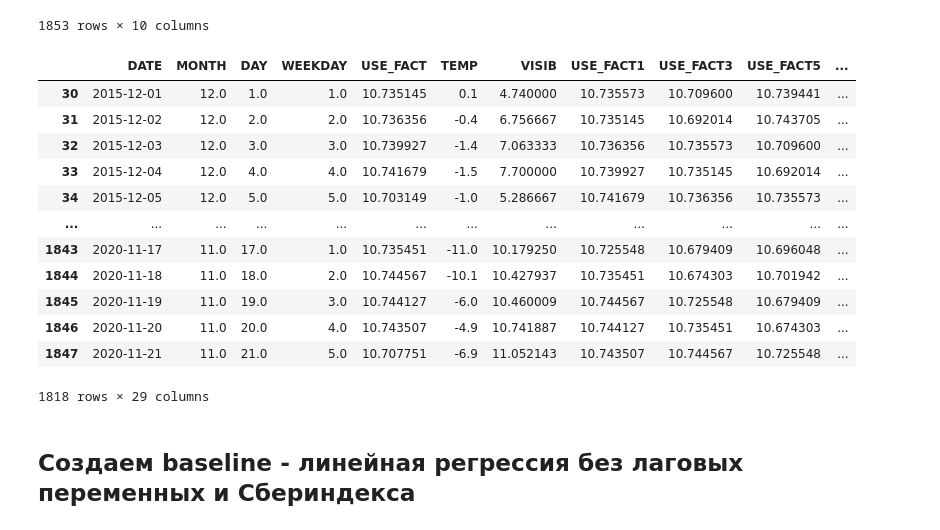
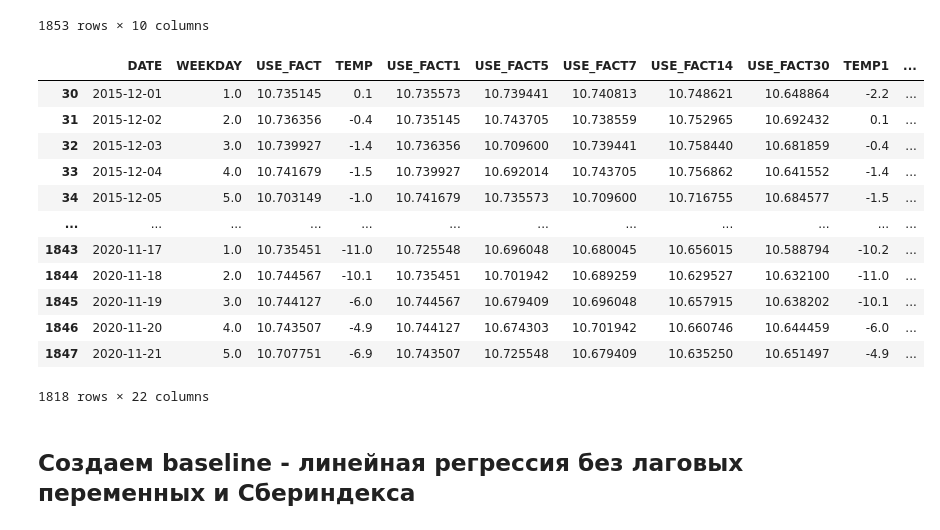
Before and after one commit to andyst75/EnergyForecast, a Jupyter notebook: energo-model.ipynb, the cells around one changed output. Drawn from its saved outputs; the diff is of its cells as text; code cells hidden in the pictures.

```diff
--- a/energo-model.ipynb
+++ b/energo-model.ipynb
@@ -54,7 +59,7 @@ temp.describe()
 Загружаем подготовленные данные по планируемому и фактическому потреблению электроэнергии
 """
 
-gen = pd.read_csv("gen_consum_volga.csv", sep=";")
+gen = pd.read_csv(DATA + 'gen_consum_volga.csv', sep=';')
 gen.describe()
 # %% [output]
 |  | Unnamed: 0 | YEAR | MONTH | DAY | E_USE_FACT | E_USE_PLAN | GEN_FACT | GEN_PLAN |
@@ -71,8 +76,8 @@ gen.describe()
 Загружаем данные по индексу самоизоляции
 """
 
-izol = pd.read_csv("izol_volga_day.csv", sep=";")
-izol_d = {dt.datetime(int(x["YEAR"]), int(x["MONTH"]), int(x["DAY"])):x["INDEX"] for _, x in izol.iterrows()}
+izol = pd.read_csv(DATA + 'izol_volga_day.csv', sep=';')
+izol_d = {dt.datetime(int(x['YEAR']), int(x['MONTH']), int(x['DAY'])):x['INDEX'] for _, x in izol.iterrows()}
 izol.describe()
 # %% [output]
 |  | YEAR | MONTH | DAY | INDEX |
@@ -89,11 +94,11 @@ izol.describe()
 Загружаем данные по индексу потребительских цен (Сбериндекс)
 """
 
-coms = pd.read_csv("sberindex_comsumer.csv", sep=";").groupby("Дата").mean().reset_index()
-coms["DATE"] = pd.to_datetime(coms["Дата"], format="%Y-%m-%d")
-coms["INDEX"] = coms["Значение"]
-coms = coms[["DATE", "INDEX"]]
-coms_d = {x["DATE"]:x["INDEX"] for _, x in coms.iterrows()}
+coms = pd.read_csv(DATA + 'sberindex_comsumer.csv', sep=';').groupby('Дата').mean().reset_index()
+coms['DATE'] = pd.to_datetime(coms['Дата'], format='%Y-%m-%d')
+coms['INDEX'] = coms['Значение']
+coms = coms[['DATE', 'INDEX']]
+coms_d = {x['DATE']:x['INDEX'] for _, x in coms.iterrows()}
 coms.describe()
 # %% [output]
 |  | INDEX |
@@ -110,9 +115,9 @@ coms.describe()
 Загружаем данные по индексу активности малого и среднего бизнеса (Сбериндекс)
 """
 
-msp = pd.read_csv("sberindex_msp_activity.csv", sep=";").groupby("DATE").mean().reset_index()
-msp["DATE"] = pd.to_datetime(msp["DATE"], format="%Y-%m-%d")
-msp_d = {x["DATE"]:x["VALUE"] for _, x in msp.iterrows()}
+msp = pd.read_csv(DATA + 'sberindex_msp_activity.csv', sep=';').groupby('DATE').mean().reset_index()
+msp['DATE'] = pd.to_datetime(msp['DATE'], format='%Y-%m-%d')
+msp_d = {x['DATE']:x['VALUE'] for _, x in msp.iterrows()}
 msp.describe()
 # %% [output]
 |  | VALUE |
@@ -249,56 +250,49 @@ data_train
 data_train3m = pd.DataFrame()
 for r, d in data_train[30:len(data_train) - 5].iterrows():
     data_train3m.loc[r, "DATE"] = d["DATE"]
-    data_train3m.loc[r, "MONTH"] = d["MONTH"]
-    data_train3m.loc[r, "DAY"] = d["DAY"]
     data_train3m.loc[r, "WEEKDAY"] = d["WEEKDAY"]
     data_train3m.loc[r, "USE_FACT"] = d["USE_FACT"]
     data_train3m.loc[r, "TEMP"] = d["TEMP"]
-    data_train3m.loc[r, "VISIB"] = d["VISIB"]
 
     data_train3m.loc[r, "USE_FACT1"]  = data_train.loc[r - 1, "USE_FACT"]
-    data_train3m.loc[r, "USE_FACT3"]  = data_train.loc[r - 3, "USE_FACT"]
     data_train3m.loc[r, "USE_FACT5"]  = data_train.loc[r - 5, "USE_FACT"]
     data_train3m.loc[r, "USE_FACT7"]  = data_train.loc[r - 7, "USE_FACT"]
     data_train3m.loc[r, "USE_FACT14"] = data_train.loc[r - 14, "USE_FACT"]
     data_train3m.loc[r, "USE_FACT30"] = data_train.loc[r - 30, "USE_FACT"]
 
     data_train3m.loc[r, "TEMP1"] = data_train.loc[r - 1]["TEMP"]
+    data_train3m.loc[r, "TEMP2"] = data_train.loc[r - 2]["TEMP"]
     data_train3m.loc[r, "TEMP3"] = data_train.loc[r - 3]["TEMP"]
     data_train3m.loc[r, "TEMP5"] = data_train.loc[r - 5]["TEMP"]
-    data_train3m.loc[r, "TEMP7"] = data_train.loc[r - 7]["TEMP"]
-    data_train3m.loc[r, "TEMP14"] = data_train.loc[r - 14]["TEMP"]
-    data_train3m.loc[r, "TEMP30"] = data_train.loc[r - 30]["TEMP"]
 
     data_train3m.loc[r, "II"] = data_train.loc[r]["II"]
     data_train3m.loc[r, "II3"] = data_train.loc[r - 3]["II"]
 
     data_train3m.loc[r, "COMS"] = data_train.loc[r]["COMS"]
-    data_train3m.loc[r, "COMS3"] = data_train.loc[r - 3]["COMS"]
 
     data_train3m.loc[r, "MSP"] = data_train.loc[r]["MSP"]
 
     data_train3m.loc[r, "USE_PRED1"]  = data_train.loc[r + 1, "USE_FACT"]
     data_train3m.loc[r, "USE_PRED2"]  = data_train.loc[r + 2, "USE_FACT"]
     data_train3m.loc[r, "USE_PRED3"]  = data_train.loc[r + 3, "USE_FACT"]
     data_train3m.loc[r, "USE_PRED4"]  = data_train.loc[r + 4, "USE_FACT"]
     data_train3m.loc[r, "USE_PRED5"]  = data_train.loc[r + 5, "USE_FACT"]
 
 data_train3m
 # %% [output]
-|  | DATE | MONTH | DAY | WEEKDAY | USE_FACT | TEMP | VISIB | USE_FACT1 | USE_FACT3 | USE_FACT5 | ... |
-| 30 | 2015-12-01 | 12.0 | 1.0 | 1.0 | 10.735145 | 0.1 | 4.740000 | 10.735573 | 10.709600 | 10.739441 | ... |
-| 31 | 2015-12-02 | 12.0 | 2.0 | 2.0 | 10.736356 | -0.4 | 6.756667 | 10.735145 | 10.692014 | 10.743705 | ... |
-| 32 | 2015-12-03 | 12.0 | 3.0 | 3.0 | 10.739927 | -1.4 | 7.063333 | 10.736356 | 10.735573 | 10.709600 | ... |
-| 33 | 2015-12-04 | 12.0 | 4.0 | 4.0 | 10.741679 | -1.5 | 7.700000 | 10.739927 | 10.735145 | 10.692014 | ... |
-| 34 | 2015-12-05 | 12.0 | 5.0 | 5.0 | 10.703149 | -1.0 | 5.286667 | 10.741679 | 10.736356 | 10.735573 | ... |
+|  | DATE | WEEKDAY | USE_FACT | TEMP | USE_FACT1 | USE_FACT5 | USE_FACT7 | USE_FACT14 | USE_FACT30 | TEMP1 | ... |
+| 30 | 2015-12-01 | 1.0 | 10.735145 | 0.1 | 10.735573 | 10.739441 | 10.740813 | 10.748621 | 10.648864 | -2.2 | ... |
+| 31 | 2015-12-02 | 2.0 | 10.736356 | -0.4 | 10.735145 | 10.743705 | 10.738559 | 10.752965 | 10.692432 | 0.1 | ... |
+| 32 | 2015-12-03 | 3.0 | 10.739927 | -1.4 | 10.736356 | 10.709600 | 10.739441 | 10.758440 | 10.681859 | -0.4 | ... |
+| 33 | 2015-12-04 | 4.0 | 10.741679 | -1.5 | 10.739927 | 10.692014 | 10.743705 | 10.756862 | 10.641552 | -1.4 | ... |
+| 34 | 2015-12-05 | 5.0 | 10.703149 | -1.0 | 10.741679 | 10.735573 | 10.709600 | 10.716755 | 10.684577 | -1.5 | ... |
 | ... | ... | ... | ... | ... | ... | ... | ... | ... | ... | ... | ... |
-| 1843 | 2020-11-17 | 11.0 | 17.0 | 1.0 | 10.735451 | -11.0 | 10.179250 | 10.725548 | 10.679409 | 10.696048 | ... |
-| 1844 | 2020-11-18 | 11.0 | 18.0 | 2.0 | 10.744567 | -10.1 | 10.427937 | 10.735451 | 10.674303 | 10.701942 | ... |
-| 1845 | 2020-11-19 | 11.0 | 19.0 | 3.0 | 10.744127 | -6.0 | 10.460009 | 10.744567 | 10.725548 | 10.679409 | ... |
-| 1846 | 2020-11-20 | 11.0 | 20.0 | 4.0 | 10.743507 | -4.9 | 10.741887 | 10.744127 | 10.735451 | 10.674303 | ... |
-| 1847 | 2020-11-21 | 11.0 | 21.0 | 5.0 | 10.707751 | -6.9 | 11.052143 | 10.743507 | 10.744567 | 10.725548 | ... |
+| 1843 | 2020-11-17 | 1.0 | 10.735451 | -11.0 | 10.725548 | 10.696048 | 10.680045 | 10.656015 | 10.588794 | -10.2 | ... |
+| 1844 | 2020-11-18 | 2.0 | 10.744567 | -10.1 | 10.735451 | 10.701942 | 10.689259 | 10.629527 | 10.632100 | -11.0 | ... |
+| 1845 | 2020-11-19 | 3.0 | 10.744127 | -6.0 | 10.744567 | 10.679409 | 10.696048 | 10.657915 | 10.638202 | -10.1 | ... |
+| 1846 | 2020-11-20 | 4.0 | 10.743507 | -4.9 | 10.744127 | 10.674303 | 10.701942 | 10.660746 | 10.644459 | -6.0 | ... |
+| 1847 | 2020-11-21 | 5.0 | 10.707751 | -6.9 | 10.743507 | 10.725548 | 10.679409 | 10.635250 | 10.651497 | -4.9 | ... |
-1818 rows × 29 columns
+1818 rows × 22 columns
 # %% [markdown]
 ## Создаем baseline - линейная регрессия без лаговых переменных и Сбериндекса
 # %%
```
Also changed, not shown: parts of 15 cells of this notebook, 6 other files.
